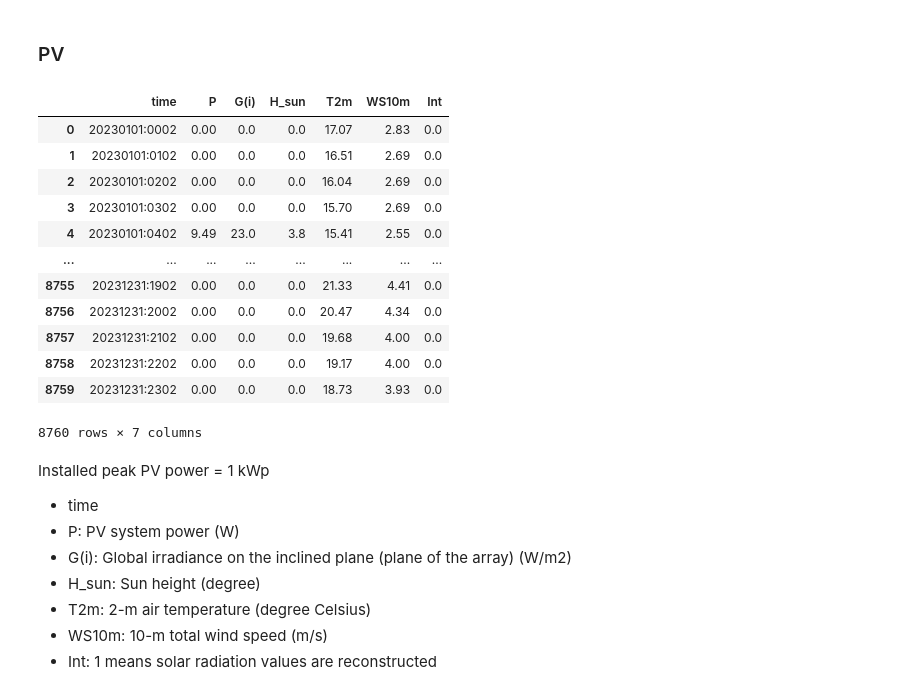
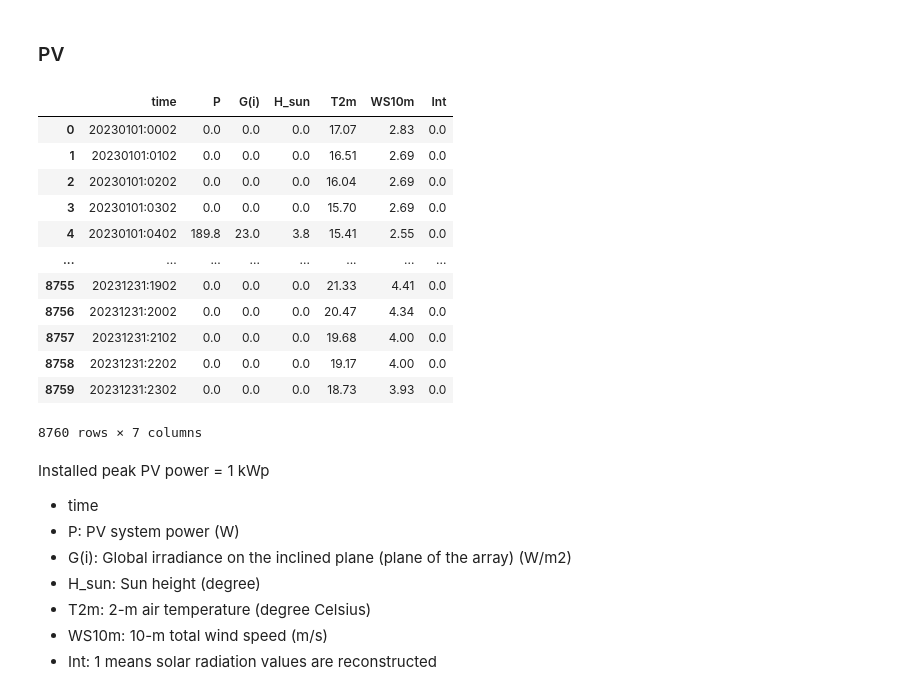
Before and after one commit to ThoAus/pv_water_project, a Jupyter notebook: 01_weather_data.ipynb, the cells around one changed output. Drawn from its saved outputs; the diff is of its cells as text; code cells hidden in the pictures.

```diff
--- a/01_weather_data.ipynb
+++ b/01_weather_data.ipynb
@@ -102,22 +102,25 @@ df_weather
 # %%
 pv_data_file = 'data/Elsenburg_-33.842_18.840_SA3_1kWp_crystSi_14_-1deg_-180deg_2023_2023.csv'
 
 # Read the PV data CSV file into a DataFrame, skipping the first 10 and last 10 rows
 df_pv = pd.read_csv(pv_data_file, skiprows=10, skipfooter=10, engine='python')
+
+# Multiply the Power to scale up to a system with more kWp
+df_pv['P'] = df_pv['P'] * 20 # Scale up to 20 kWp system
 df_pv
 # %% [output]
 |  | time | P | G(i) | H_sun | T2m | WS10m | Int |
-| 0 | 20230101:0002 | 0.00 | 0.0 | 0.0 | 17.07 | 2.83 | 0.0 |
-| 1 | 20230101:0102 | 0.00 | 0.0 | 0.0 | 16.51 | 2.69 | 0.0 |
-| 2 | 20230101:0202 | 0.00 | 0.0 | 0.0 | 16.04 | 2.69 | 0.0 |
-| 3 | 20230101:0302 | 0.00 | 0.0 | 0.0 | 15.70 | 2.69 | 0.0 |
-| 4 | 20230101:0402 | 9.49 | 23.0 | 3.8 | 15.41 | 2.55 | 0.0 |
+| 0 | 20230101:0002 | 0.0 | 0.0 | 0.0 | 17.07 | 2.83 | 0.0 |
+| 1 | 20230101:0102 | 0.0 | 0.0 | 0.0 | 16.51 | 2.69 | 0.0 |
+| 2 | 20230101:0202 | 0.0 | 0.0 | 0.0 | 16.04 | 2.69 | 0.0 |
+| 3 | 20230101:0302 | 0.0 | 0.0 | 0.0 | 15.70 | 2.69 | 0.0 |
+| 4 | 20230101:0402 | 189.8 | 23.0 | 3.8 | 15.41 | 2.55 | 0.0 |
 | ... | ... | ... | ... | ... | ... | ... | ... |
-| 8755 | 20231231:1902 | 0.00 | 0.0 | 0.0 | 21.33 | 4.41 | 0.0 |
-| 8756 | 20231231:2002 | 0.00 | 0.0 | 0.0 | 20.47 | 4.34 | 0.0 |
-| 8757 | 20231231:2102 | 0.00 | 0.0 | 0.0 | 19.68 | 4.00 | 0.0 |
-| 8758 | 20231231:2202 | 0.00 | 0.0 | 0.0 | 19.17 | 4.00 | 0.0 |
-| 8759 | 20231231:2302 | 0.00 | 0.0 | 0.0 | 18.73 | 3.93 | 0.0 |
+| 8755 | 20231231:1902 | 0.0 | 0.0 | 0.0 | 21.33 | 4.41 | 0.0 |
+| 8756 | 20231231:2002 | 0.0 | 0.0 | 0.0 | 20.47 | 4.34 | 0.0 |
+| 8757 | 20231231:2102 | 0.0 | 0.0 | 0.0 | 19.68 | 4.00 | 0.0 |
+| 8758 | 20231231:2202 | 0.0 | 0.0 | 0.0 | 19.17 | 4.00 | 0.0 |
+| 8759 | 20231231:2302 | 0.0 | 0.0 | 0.0 | 18.73 | 3.93 | 0.0 |
 8760 rows × 7 columns
 # %% [markdown]
 Installed peak PV power = 1 kWp
```
Also changed, not shown: parts of 2 cells of this notebook, 4 other files.
